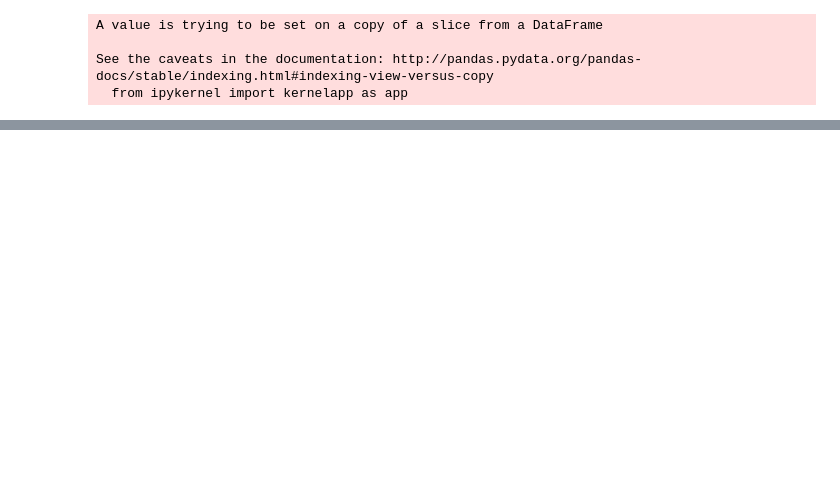
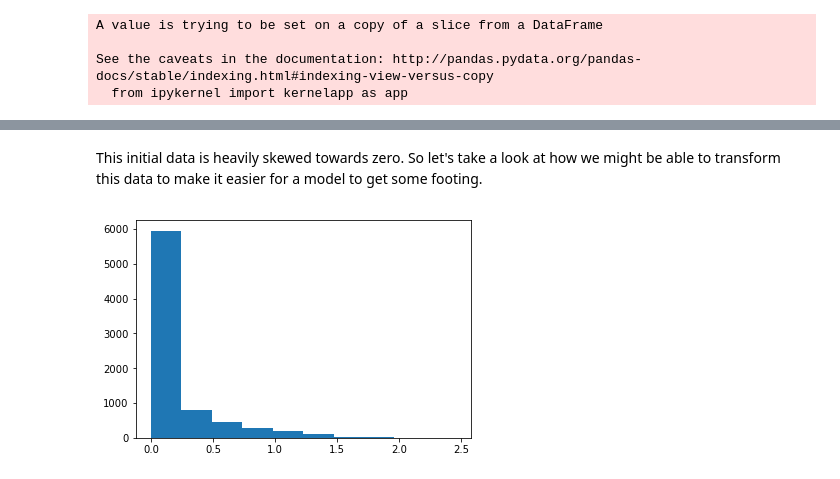
Before and after one commit to gurkpet/Solar-Panel-Market-Modeling, a Jupyter notebook: Solar Project.ipynb, the cells around one changed output, grey strips where cells are left out. Cells and saved outputs as stored; diff of their text form; code cells hidden in the pictures; blank space fills up the shorter version.

```diff
--- a/Solar Project.ipynb
+++ b/Solar Project.ipynb
@@ -130,0 +173,8 @@ array([ 0.70085445,  0.77518577,  0.81093461,  0.78136589,  0.66151647])
+# %% [markdown]
+This initial data is heavily skewed towards zero.  So let's take a look at how we might be able to transform this data to make it easier for a model to get some footing.
+# %%
+test = test_solar_home['per_capita'].apply(lambda x: math.log(x+1))
+plt.hist(test)
+plt.show()
+# %% [output]
+[figure, added]
```
Also changed, not shown: parts of 46 cells of this notebook, 23 other files.
